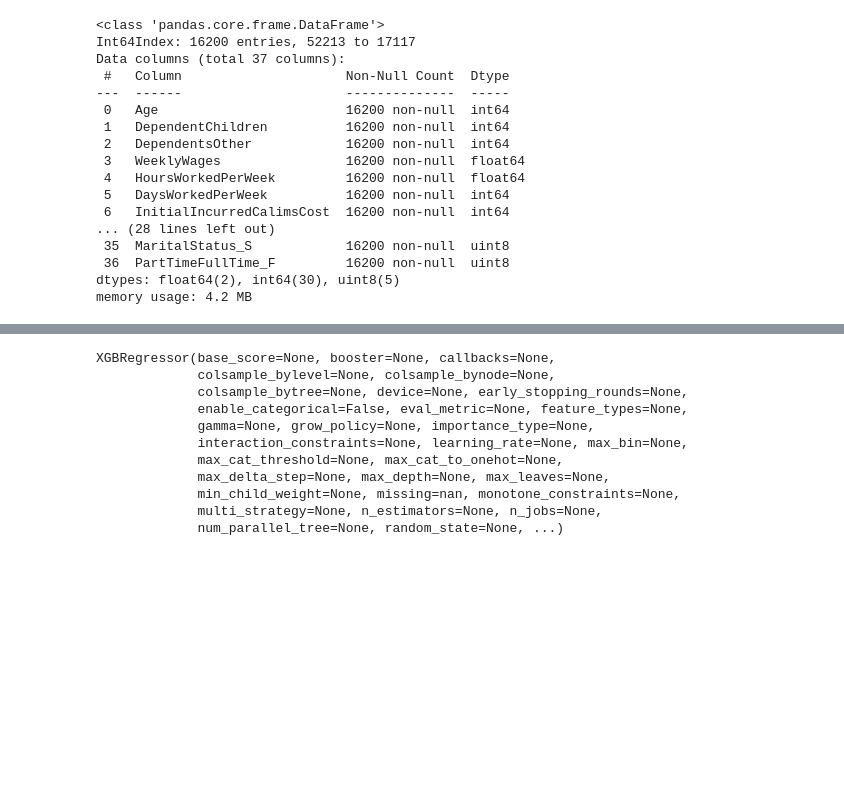
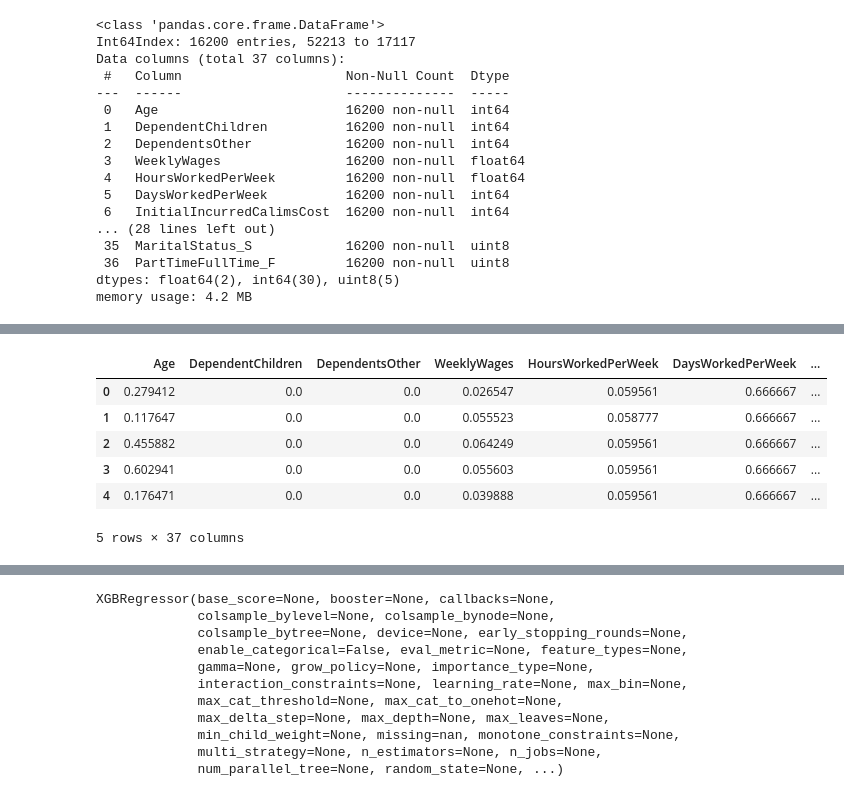
Before and after one commit to Ken-Alviola/CSC510, a Jupyter notebook: Portfolio Project/test.ipynb, the cells around one changed output, grey strips where cells are left out. Drawn from its saved outputs; the diff is of its cells as text; code cells hidden in the pictures; blank space fills up the shorter version.

```diff
--- a/Portfolio Project/test.ipynb
+++ b/Portfolio Project/test.ipynb
@@ -49,23 +49,6 @@ def rfe(X,y,k):
     feature_mask_rfe = rfe.support_
     rfe_feature = X.iloc[:,feature_mask_rfe].columns.tolist()
     return rfe_feature
-
-def scale_data(train,validate,test):
-    '''Accepts train, validate, test data frames and applies min-max scaler
-    return: train, validate, test scaled pandas dataframe'''
-
-    scaler = sklearn.preprocessing.MinMaxScaler()
-    scaler.fit(train)
-
-    train_scaled = scaler.transform(train)
-    validate_scaled = scaler.transform(validate)
-    test_scaled = scaler.transform(test)
-
-    train_scaled = pd.DataFrame(train_scaled, columns=train.columns)
-    validate_scaled = pd.DataFrame(validate_scaled, columns=train.columns)
-    test_scaled = pd.DataFrame(test_scaled, columns=train.columns)
-
-    return train_scaled, validate_scaled, test_scaled
 # %%
 df = pd.read_csv('train.csv')
 df.head()
@@ -582,0 +577,29 @@ memory usage: 4.2 MB
+# %%
+def scale_data(train,test):
+    '''Accepts train, validate, test data frames and applies min-max scaler
+    return: train, validate, test scaled pandas dataframe'''
+
+    scaler = sklearn.preprocessing.MinMaxScaler()
+    scaler.fit(train)
+
+    train_scaled = scaler.transform(train)
+    #validate_scaled = scaler.transform(validate)
+    test_scaled = scaler.transform(test)
+
+    train_scaled = pd.DataFrame(train_scaled, columns=train.columns)
+    #validate_scaled = pd.DataFrame(validate_scaled, columns=train.columns)
+    test_scaled = pd.DataFrame(test_scaled, columns=train.columns)
+
+    return train_scaled, test_scaled
+# %%
+X_trainS, X_testS = scale_data(X_train, X_test)
+# %%
+X_trainS.head()
+# %% [output]
+|  | Age | DependentChildren | DependentsOther | WeeklyWages | HoursWorkedPerWeek | DaysWorkedPerWeek | ... |
+| 0 | 0.279412 | 0.0 | 0.0 | 0.026547 | 0.059561 | 0.666667 | ... |
+| 1 | 0.117647 | 0.0 | 0.0 | 0.055523 | 0.058777 | 0.666667 | ... |
+| 2 | 0.455882 | 0.0 | 0.0 | 0.064249 | 0.059561 | 0.666667 | ... |
+| 3 | 0.602941 | 0.0 | 0.0 | 0.055603 | 0.059561 | 0.666667 | ... |
+| 4 | 0.176471 | 0.0 | 0.0 | 0.039888 | 0.059561 | 0.666667 | ... |
+5 rows × 37 columns
```
Also changed, not shown: parts of 4 cells of this notebook.
